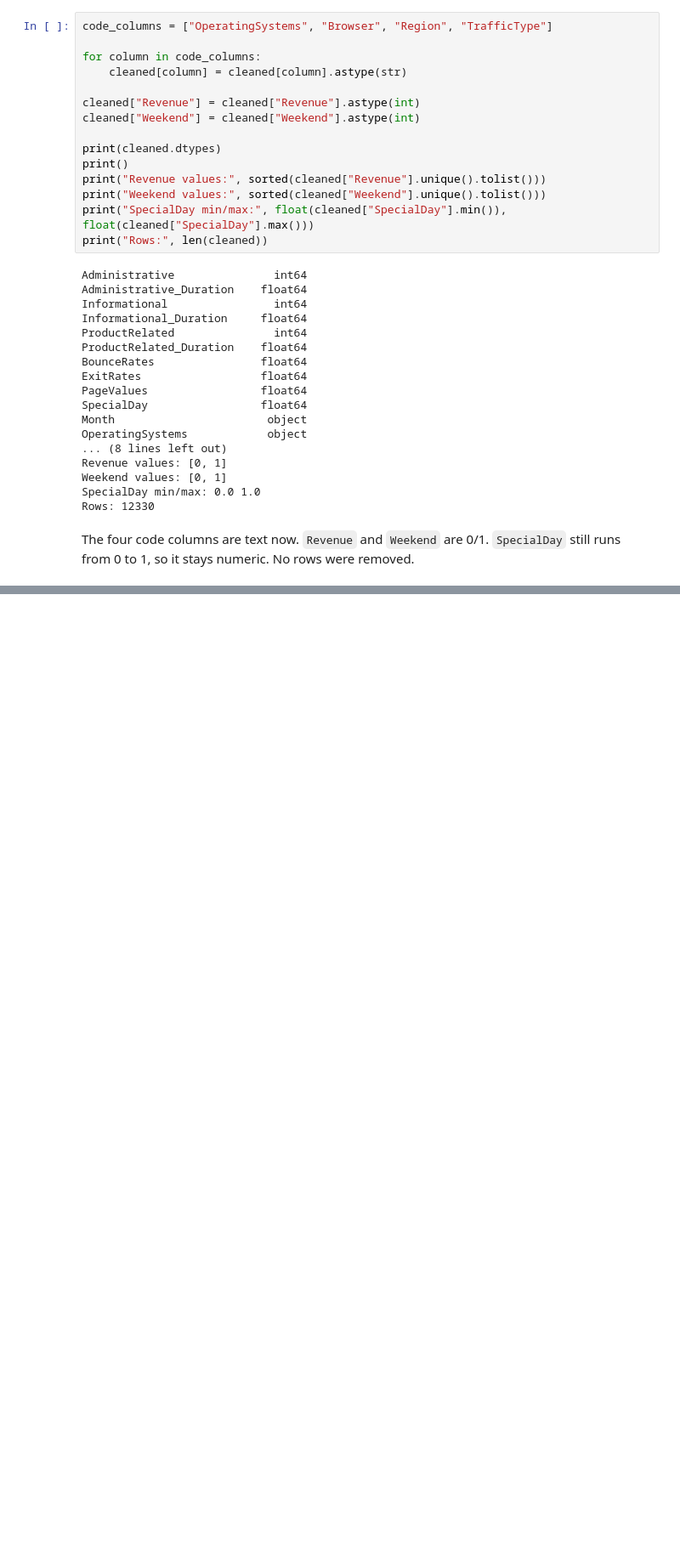
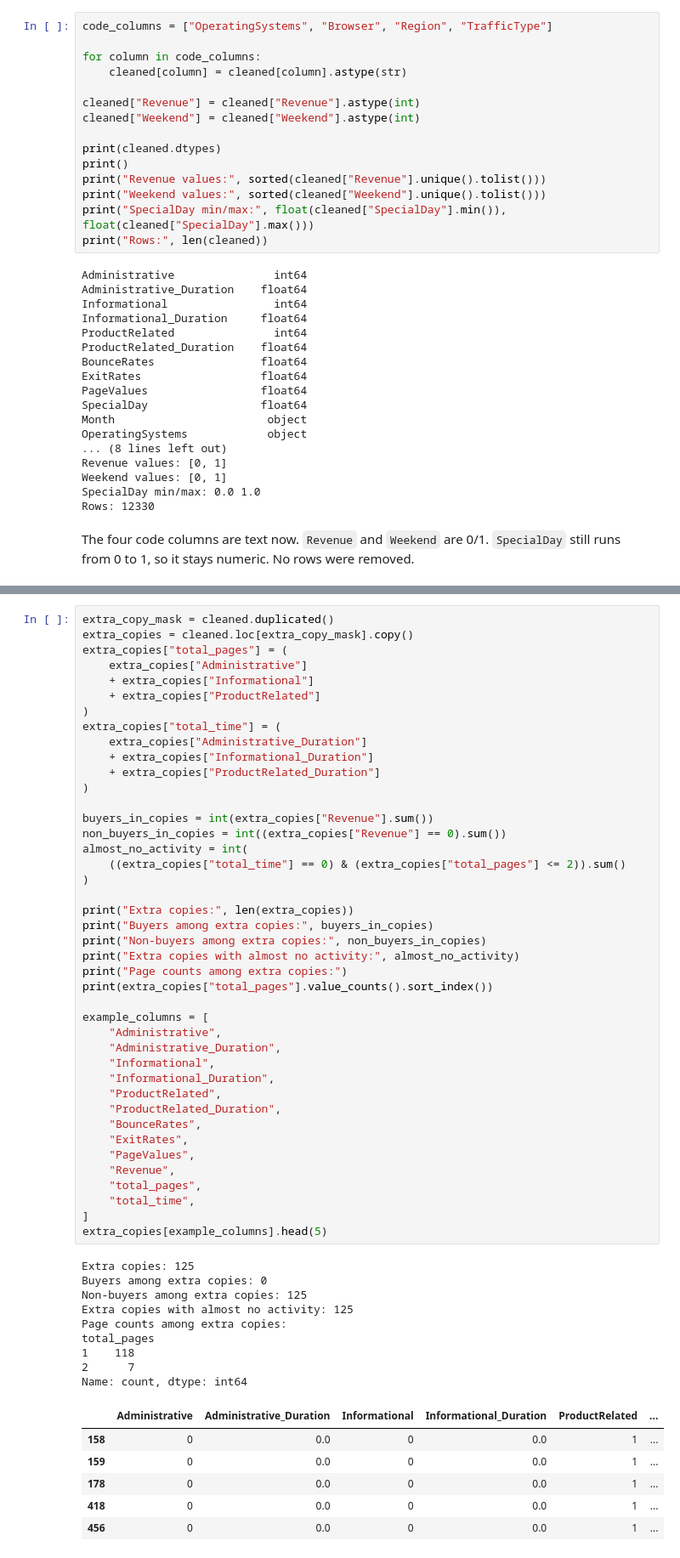
Before and after one commit to ghayasshahid/BuyerBehaviorPrediction, a Jupyter notebook: notebooks/01_data_cleaning.ipynb, the cells around one changed output, grey strips where cells are left out. Shown at 85% size. Drawn from its saved outputs; the diff is of its cells as text; blank space fills up the shorter version.

Commit message:
Remove 125 extra duplicate rows that are all non-buyers.
Co-authored-by: Cursor <cursoragent@cursor.com>

```diff
--- a/notebooks/01_data_cleaning.ipynb
+++ b/notebooks/01_data_cleaning.ipynb
@@ -522,0 +530,58 @@ The four code columns are text now. `Revenue` and `Weekend` are 0/1.
+# %%
+extra_copy_mask = cleaned.duplicated()
+extra_copies = cleaned.loc[extra_copy_mask].copy()
+extra_copies["total_pages"] = (
+    extra_copies["Administrative"]
+    + extra_copies["Informational"]
+    + extra_copies["ProductRelated"]
+)
+extra_copies["total_time"] = (
+    extra_copies["Administrative_Duration"]
+    + extra_copies["Informational_Duration"]
+    + extra_copies["ProductRelated_Duration"]
+)
+
+buyers_in_copies = int(extra_copies["Revenue"].sum())
+non_buyers_in_copies = int((extra_copies["Revenue"] == 0).sum())
+almost_no_activity = int(
+    ((extra_copies["total_time"] == 0) & (extra_copies["total_pages"] <= 2)).sum()
+)
+
+print("Extra copies:", len(extra_copies))
+print("Buyers among extra copies:", buyers_in_copies)
+print("Non-buyers among extra copies:", non_buyers_in_copies)
+print("Extra copies with almost no activity:", almost_no_activity)
+print("Page counts among extra copies:")
+print(extra_copies["total_pages"].value_counts().sort_index())
+
+example_columns = [
+    "Administrative",
+    "Administrative_Duration",
+    "Informational",
+    "Informational_Duration",
+    "ProductRelated",
+    "ProductRelated_Duration",
+    "BounceRates",
+    "ExitRates",
+    "PageValues",
+    "Revenue",
+    "total_pages",
+    "total_time",
+]
+extra_copies[example_columns].head(5)
+# %% [output]
+Extra copies: 125
+Buyers among extra copies: 0
+Non-buyers among extra copies: 125
+Extra copies with almost no activity: 125
+Page counts among extra copies:
+total_pages
+1    118
+2      7
+Name: count, dtype: int64
+|  | Administrative | Administrative_Duration | Informational | Informational_Duration | ProductRelated | ... |
+| 158 | 0 | 0.0 | 0 | 0.0 | 1 | ... |
+| 159 | 0 | 0.0 | 0 | 0.0 | 1 | ... |
+| 178 | 0 | 0.0 | 0 | 0.0 | 1 | ... |
+| 418 | 0 | 0.0 | 0 | 0.0 | 1 | ... |
+| 456 | 0 | 0.0 | 0 | 0.0 | 1 | ... |
```
Also changed, not shown: parts of 4 cells of this notebook.
